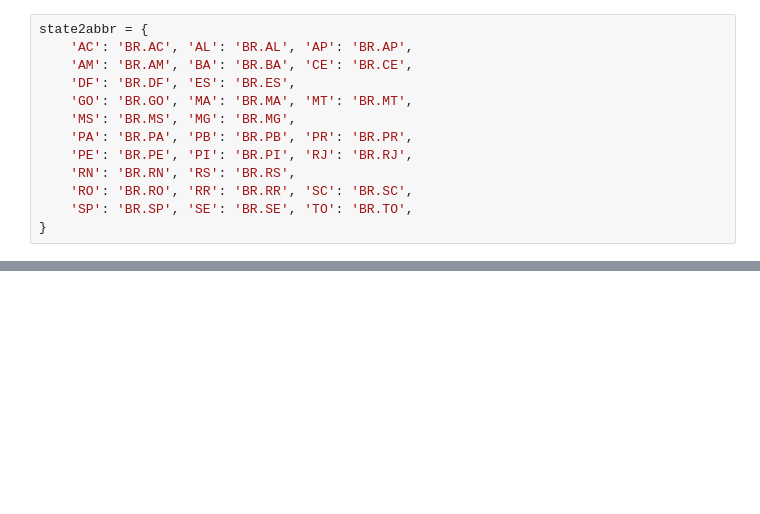
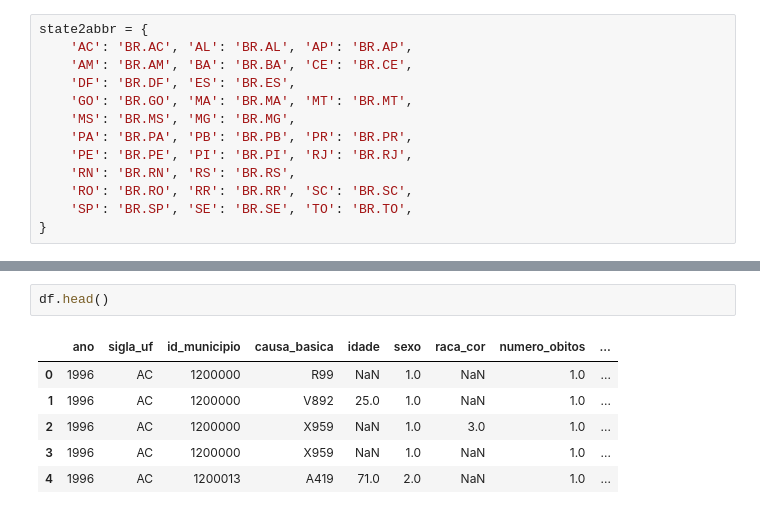
Before and after one commit to lucastbeloni/Sistema-de-Informacoes-sobre-Mortalidade, a Jupyter notebook: SIM.ipynb, the cells around one changed output, grey strips where cells are left out. Cells and saved outputs as stored; diff of their text form; blank space fills up the shorter version.

```diff
--- a/SIM.ipynb
+++ b/SIM.ipynb
@@ -155,0 +158,9 @@ visualize_text(df, 'R99')
+# %%
+df.head()
+# %% [output]
+|  | ano | sigla_uf | id_municipio | causa_basica | idade | sexo | raca_cor | numero_obitos | ... |
+| 0 | 1996 | AC | 1200000 | R99 | NaN | 1.0 | NaN | 1.0 | ... |
+| 1 | 1996 | AC | 1200000 | V892 | 25.0 | 1.0 | NaN | 1.0 | ... |
+| 2 | 1996 | AC | 1200000 | X959 | NaN | 1.0 | 3.0 | 1.0 | ... |
+| 3 | 1996 | AC | 1200000 | X959 | NaN | 1.0 | NaN | 1.0 | ... |
+| 4 | 1996 | AC | 1200013 | A419 | 71.0 | 2.0 | NaN | 1.0 | ... |
```
Also changed, not shown: parts of 14 cells of this notebook.
